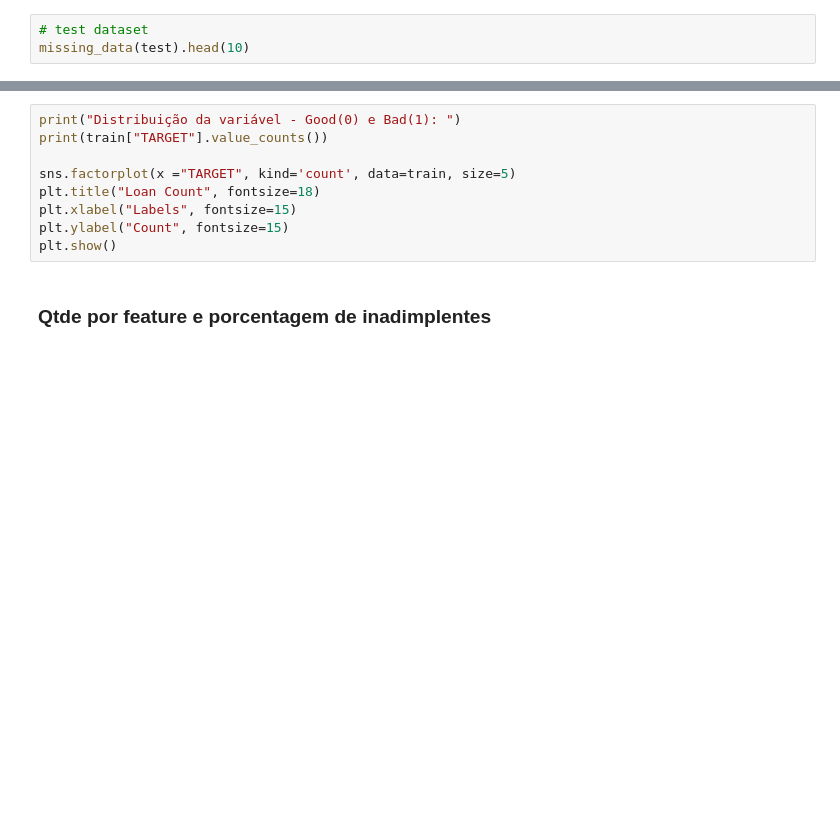
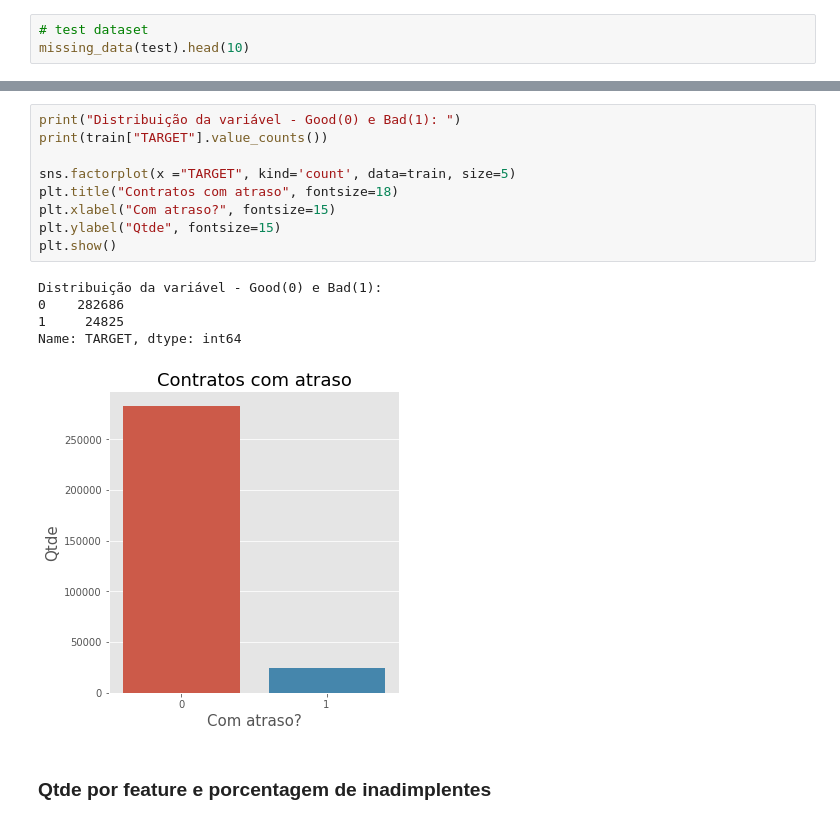
Before and after one commit to balbidatascience/kaggle-home-credit-risk, a Jupyter notebook: Kernel.ipynb, the cells around one changed output, grey strips where cells are left out. Drawn from its saved outputs; the diff is of its cells as text; blank space fills up the shorter version.

```diff
--- a/Kernel.ipynb
+++ b/Kernel.ipynb
@@ -228,12 +255,18 @@ def graphic_target_distribution():
 # %%
 print("Distribuição da variável - Good(0) e Bad(1): ")
 print(train["TARGET"].value_counts())
 
 sns.factorplot(x ="TARGET", kind='count', data=train, size=5)
-plt.title("Loan Count", fontsize=18)
-plt.xlabel("Labels", fontsize=15)
-plt.ylabel("Count", fontsize=15)
+plt.title("Contratos com atraso", fontsize=18)
+plt.xlabel("Com atraso?", fontsize=15)
+plt.ylabel("Qtde", fontsize=15)
 plt.show()
+# %% [output]
+Distribuição da variável - Good(0) e Bad(1):
+0    282686
+1     24825
+Name: TARGET, dtype: int64
+[figure, added]
 # %% [markdown]
 ### Qtde por feature e porcentagem de inadimplentes
 # %%
```
Also changed, not shown: parts of 58 cells of this notebook.
